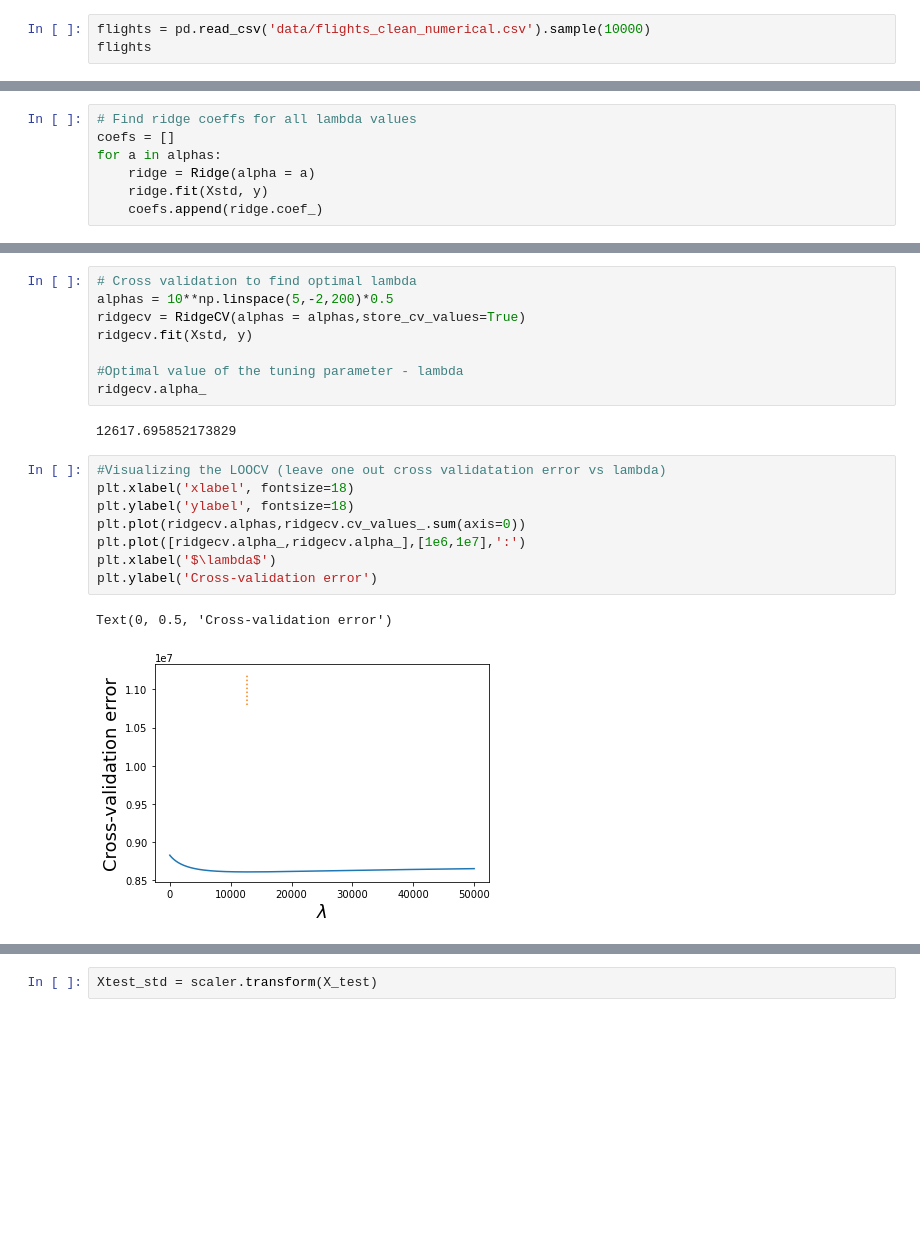
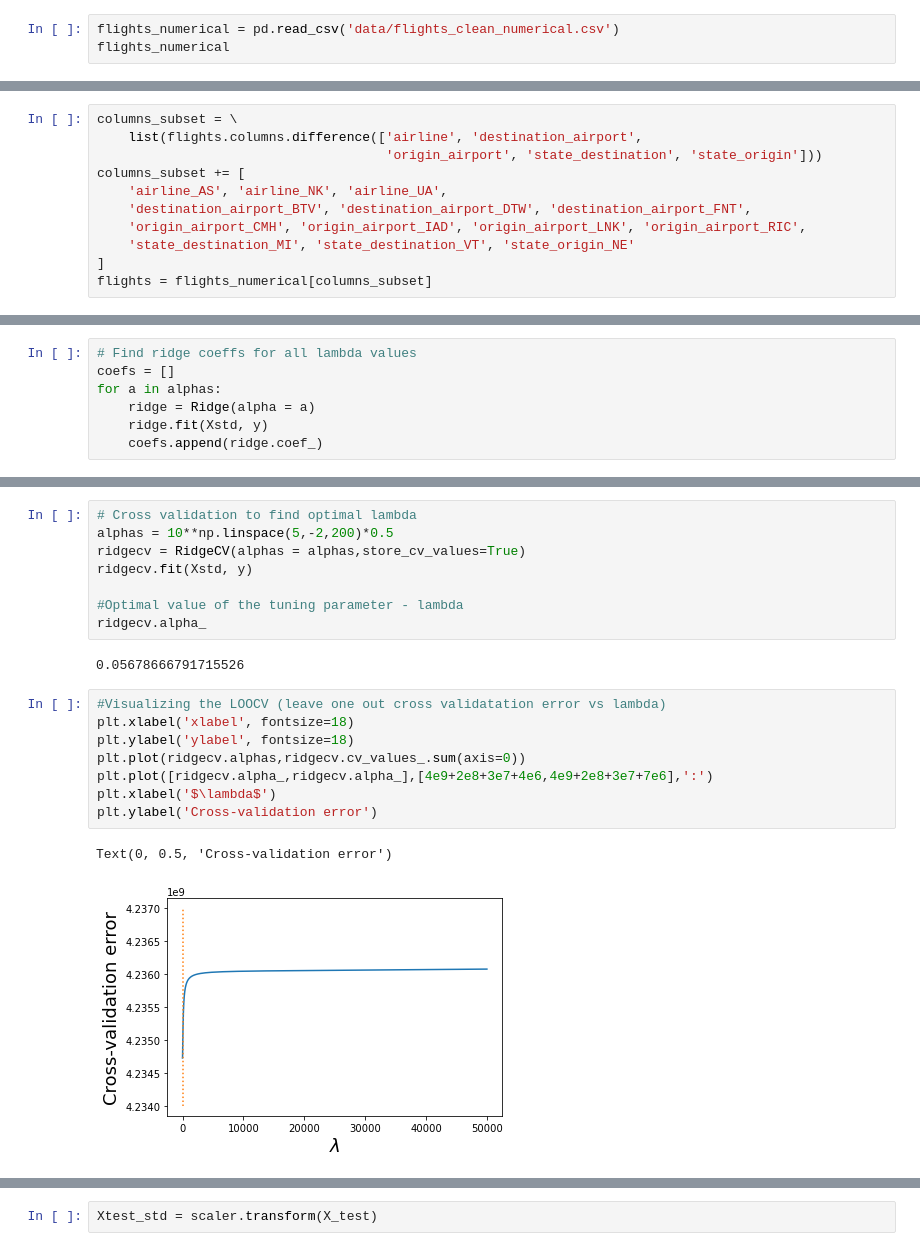
Before and after one commit to bencaterine/ding-ding-ding, a Jupyter notebook: ridge-regression.ipynb, the cells around one changed output, grey strips where cells are left out. Cells and saved outputs as stored; diff of their text form; blank space fills up the shorter version.

```diff
--- a/ridge-regression.ipynb
+++ b/ridge-regression.ipynb
@@ -154,7 +154,7 @@ toc - tic
 # %%
 tic_dummy = time.time()
 # %%
-flights = pd.read_csv('data/flights_clean_numerical.csv').sample(10000)
-flights
+flights_numerical = pd.read_csv('data/flights_clean_numerical.csv')
+flights_numerical
 # %% [output]
 |  | day | day_of_week | departure_delay | destination_latitude | destination_longitude | distance | month | ... |
@@ -173,3 +173,14 @@ flights
+# %%
+columns_subset = \
+    list(flights.columns.difference(['airline', 'destination_airport',
+                                     'origin_airport', 'state_destination', 'state_origin']))
+columns_subset += [
+    'airline_AS', 'airline_NK', 'airline_UA',
+    'destination_airport_BTV', 'destination_airport_DTW', 'destination_airport_FNT',
+    'origin_airport_CMH', 'origin_airport_IAD', 'origin_airport_LNK', 'origin_airport_RIC',
+    'state_destination_MI', 'state_destination_VT', 'state_origin_NE'
+]
+flights = flights_numerical[columns_subset]
 # %%
 flights.iloc[0]
 # %% [output]
@@ -224,18 +240,18 @@ ridgecv.fit(Xstd, y)
 #Optimal value of the tuning parameter - lambda
 ridgecv.alpha_
 # %% [output]
-12617.695852173829
+0.05678666791715526
 # %%
 #Visualizing the LOOCV (leave one out cross validatation error vs lambda)
 plt.xlabel('xlabel', fontsize=18)
 plt.ylabel('ylabel', fontsize=18)
 plt.plot(ridgecv.alphas,ridgecv.cv_values_.sum(axis=0))
-plt.plot([ridgecv.alpha_,ridgecv.alpha_],[1e6,1e7],':')
+plt.plot([ridgecv.alpha_,ridgecv.alpha_],[4e9+2e8+3e7+4e6,4e9+2e8+3e7+7e6],':')
 plt.xlabel('$\lambda$')
 plt.ylabel('Cross-validation error')
 # %% [output]
 Text(0, 0.5, 'Cross-validation error')
-[figure, old version]
+[figure, new version]
 # %%
 # Visualize with the optimal lambda
 alphas = 10**np.linspace(10,-2,200)*0.5
```
Also changed, not shown: parts of 17 cells of this notebook, 2 other files.
